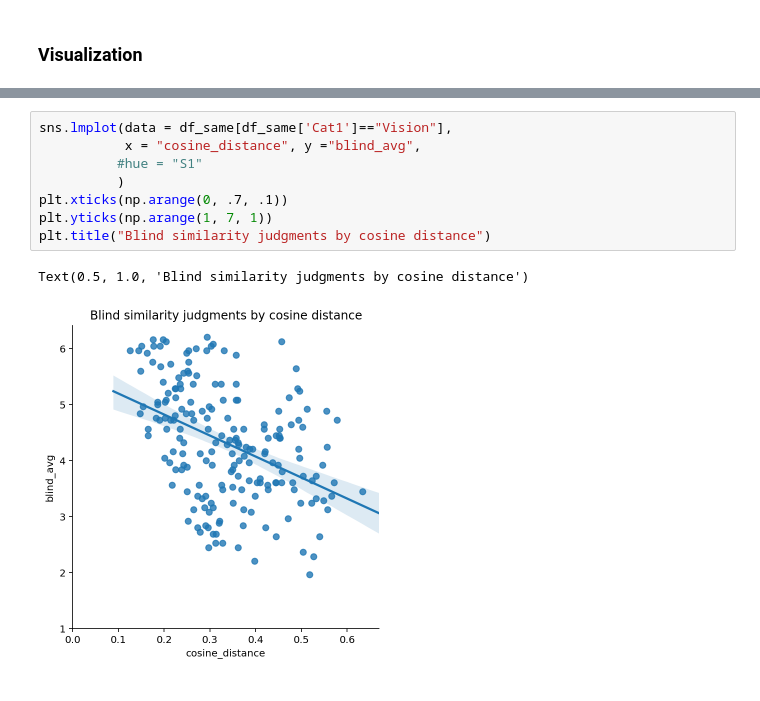
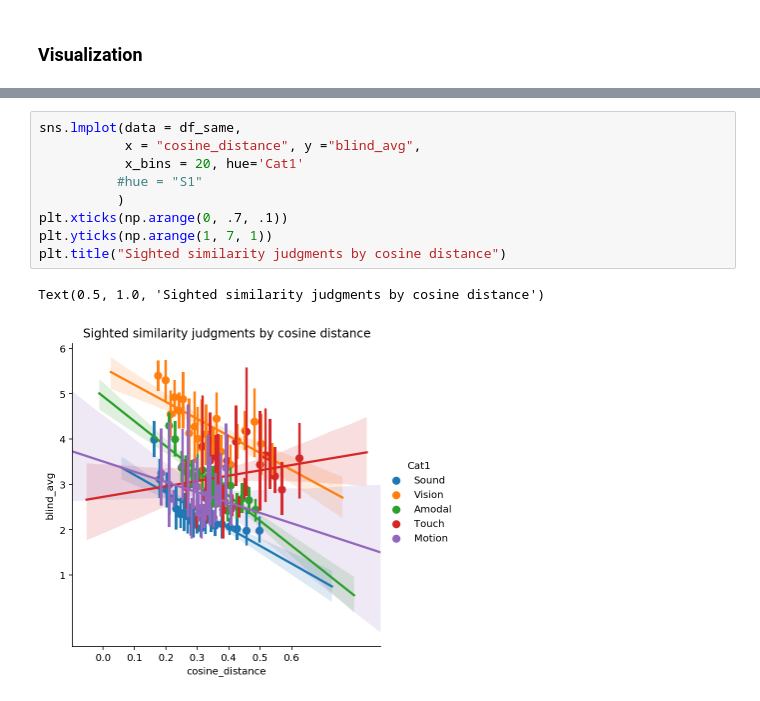
Before and after one commit to seantrott/abstract_concrete, a Jupyter notebook: comparing_to_humans.ipynb, the cells around one changed output, grey strips where cells are left out. Drawn from its saved outputs; the diff is of its cells as text.

```diff
--- a/comparing_to_humans.ipynb
+++ b/comparing_to_humans.ipynb
@@ -414,11 +447,12 @@ Text(0.5, 1.0, 'Sighted similarity judgments by cosine distance')
 # %%
-sns.lmplot(data = df_same[df_same['Cat1']=="Vision"],
+sns.lmplot(data = df_same,
            x = "cosine_distance", y ="blind_avg",
+           x_bins = 20, hue='Cat1'
           #hue = "S1"
           )
 plt.xticks(np.arange(0, .7, .1))
 plt.yticks(np.arange(1, 7, 1))
-plt.title("Blind similarity judgments by cosine distance")
+plt.title("Sighted similarity judgments by cosine distance")
 # %% [output]
-Text(0.5, 1.0, 'Blind similarity judgments by cosine distance')
+Text(0.5, 1.0, 'Sighted similarity judgments by cosine distance')
-[figure, old version]
+[figure, new version]
```
Also changed, not shown: parts of 13 cells of this notebook, 2 other files.
